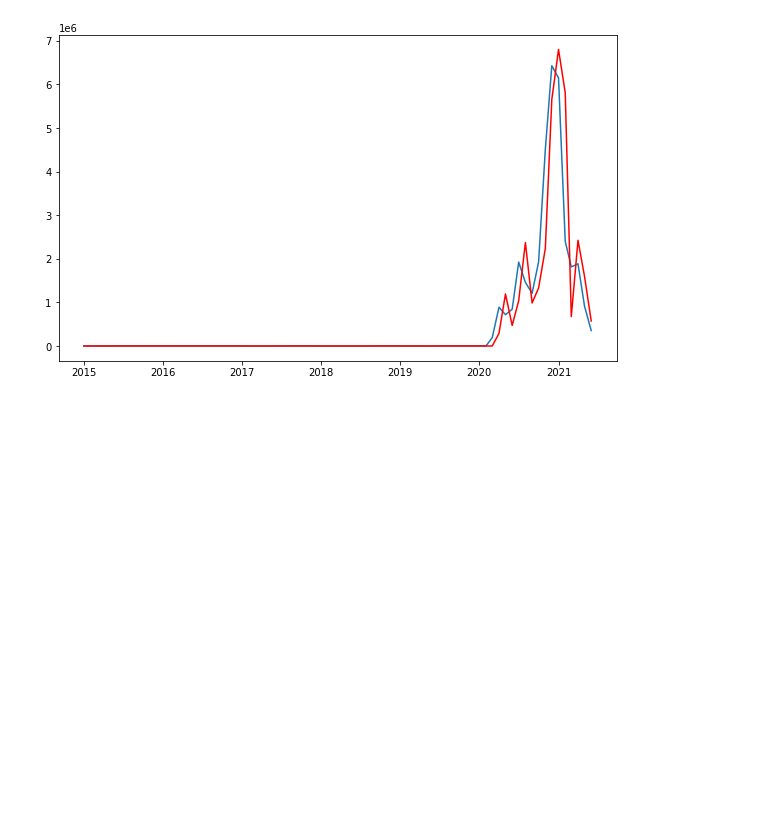
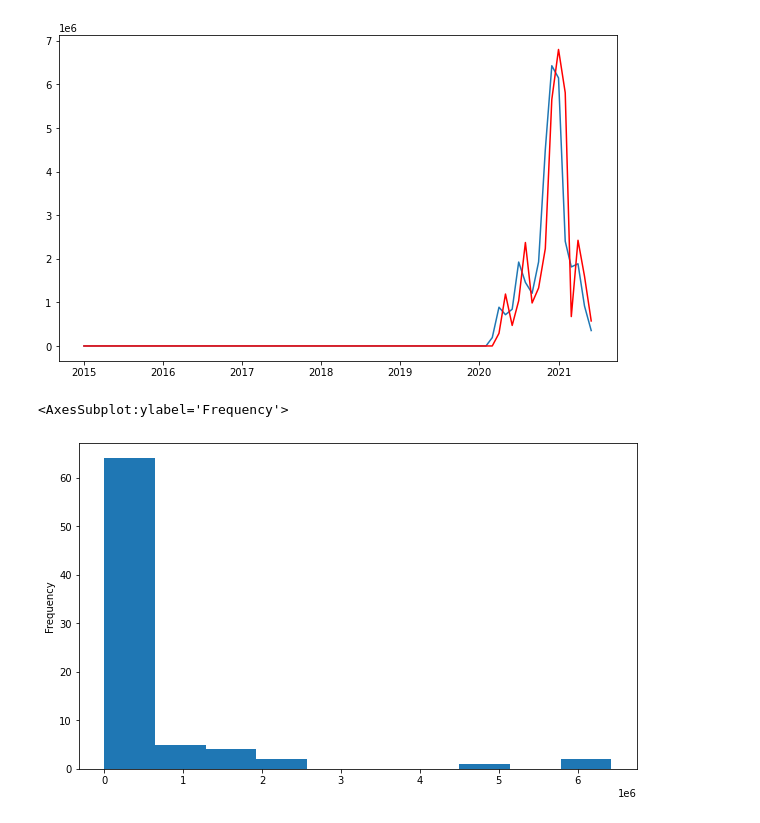
Before and after one commit to manyshapes/Projecting-Cases, a Jupyter notebook: model.ipynb, the cells around one changed output. Saved outputs shown, nothing was run; the diff lists cells and outputs as text; code cells hidden in the pictures; blank space fills up the shorter version.

Commit message:
US hist

```diff
--- a/model.ipynb
+++ b/model.ipynb
@@ -114,3 +114,8 @@ plt.plot(fit.fittedvalues, color='red')
 # %% [output]
 [<matplotlib.lines.Line2D at 0x...>]
 [figure]
+# %%
+cases_per_date.no_cases.plot(kind="hist")
+# %% [output]
+<AxesSubplot:ylabel='Frequency'>
+[figure, added]
```
